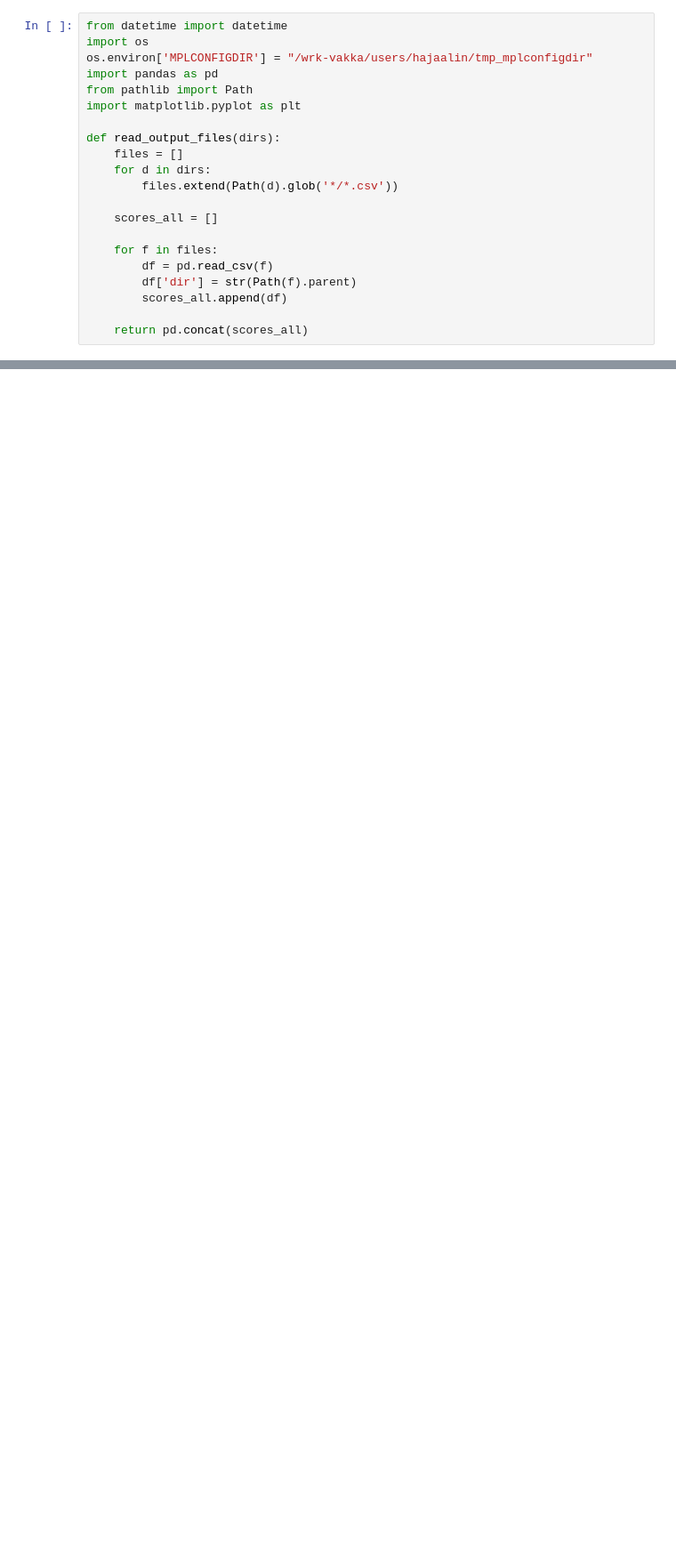
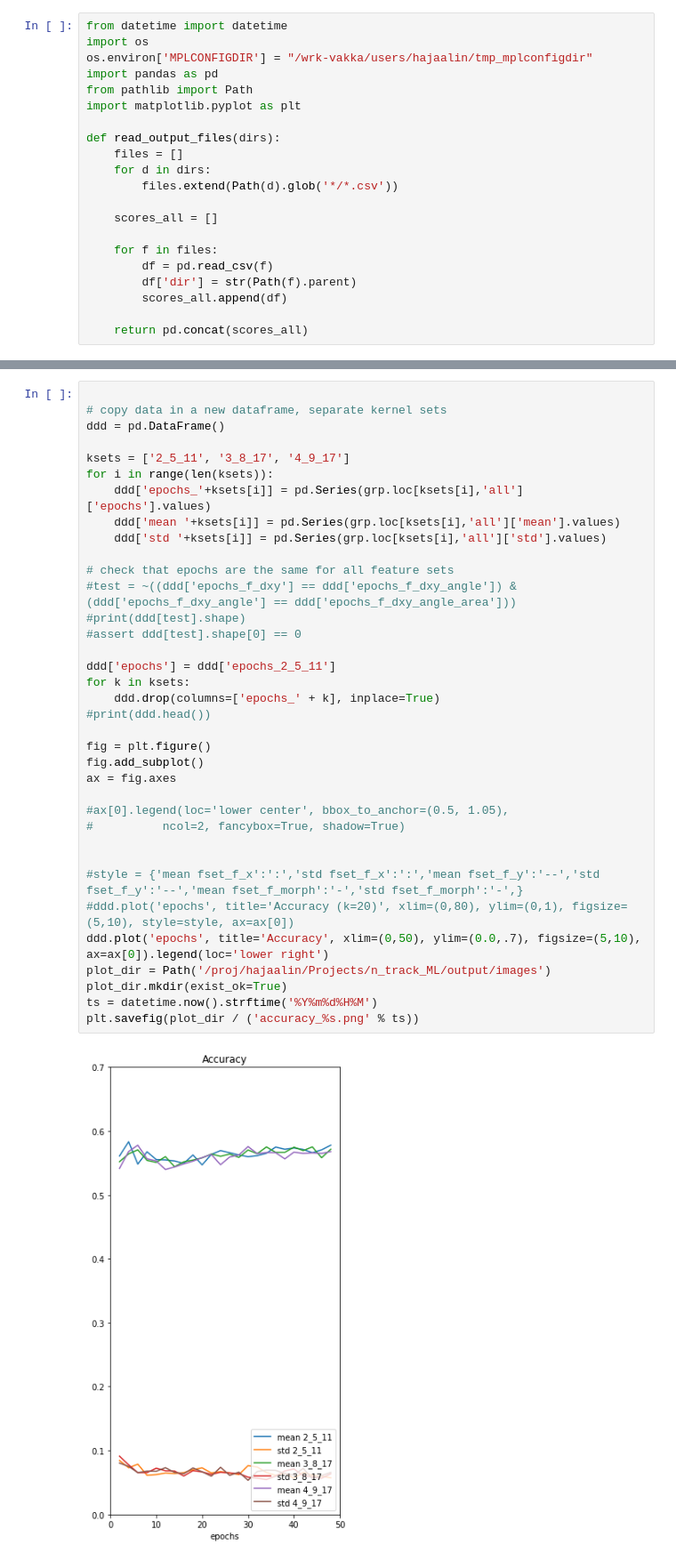
Before and after one commit to hajaalin/n_track_ML, a Jupyter notebook: scripts/tsc/accuracy_vs_epochs.ipynb, the cells around one changed output, grey strips where cells are left out. Shown at 89% size. Saved outputs shown, nothing was run; the diff lists cells and outputs as text; blank space fills up the shorter version.

```diff
--- a/scripts/tsc/accuracy_vs_epochs.ipynb
+++ b/scripts/tsc/accuracy_vs_epochs.ipynb
@@ -84,0 +92,38 @@ plt.savefig(plot_dir / ('accuracy_%s.png' % ts))
+# %%
+
+# copy data in a new dataframe, separate kernel sets
+ddd = pd.DataFrame()
+
+ksets = ['2_5_11', '3_8_17', '4_9_17']
+for i in range(len(ksets)):
+    ddd['epochs_'+ksets[i]] = pd.Series(grp.loc[ksets[i],'all']['epochs'].values)
+    ddd['mean '+ksets[i]] = pd.Series(grp.loc[ksets[i],'all']['mean'].values)
+    ddd['std '+ksets[i]] = pd.Series(grp.loc[ksets[i],'all']['std'].values)
+
+# check that epochs are the same for all feature sets
+#test = ~((ddd['epochs_f_dxy'] == ddd['epochs_f_dxy_angle']) & (ddd['epochs_f_dxy_angle'] == ddd['epochs_f_dxy_angle_area']))
+#print(ddd[test].shape)
+#assert ddd[test].shape[0] == 0
+
+ddd['epochs'] = ddd['epochs_2_5_11']
+for k in ksets:
+    ddd.drop(columns=['epochs_' + k], inplace=True)
+#print(ddd.head())
+
+fig = plt.figure()
+fig.add_subplot()
+ax = fig.axes
+
+#ax[0].legend(loc='lower center', bbox_to_anchor=(0.5, 1.05),
+#          ncol=2, fancybox=True, shadow=True)
+
+
+#style = {'mean fset_f_x':':','std fset_f_x':':','mean fset_f_y':'--','std fset_f_y':'--','mean fset_f_morph':'-','std fset_f_morph':'-',}
+#ddd.plot('epochs', title='Accuracy (k=20)', xlim=(0,80), ylim=(0,1), figsize=(5,10), style=style, ax=ax[0])
+ddd.plot('epochs', title='Accuracy', xlim=(0,50), ylim=(0.0,.7), figsize=(5,10), ax=ax[0]).legend(loc='lower right')
+plot_dir = Path('/proj/hajaalin/Projects/n_track_ML/output/images')
+plot_dir.mkdir(exist_ok=True)
+ts = datetime.now().strftime('%Y%m%d%H%M')
+plt.savefig(plot_dir / ('accuracy_%s.png' % ts))
+# %% [output]
+[figure, added]
```
Also changed, not shown: parts of 3 cells of this notebook, 3 other files.
